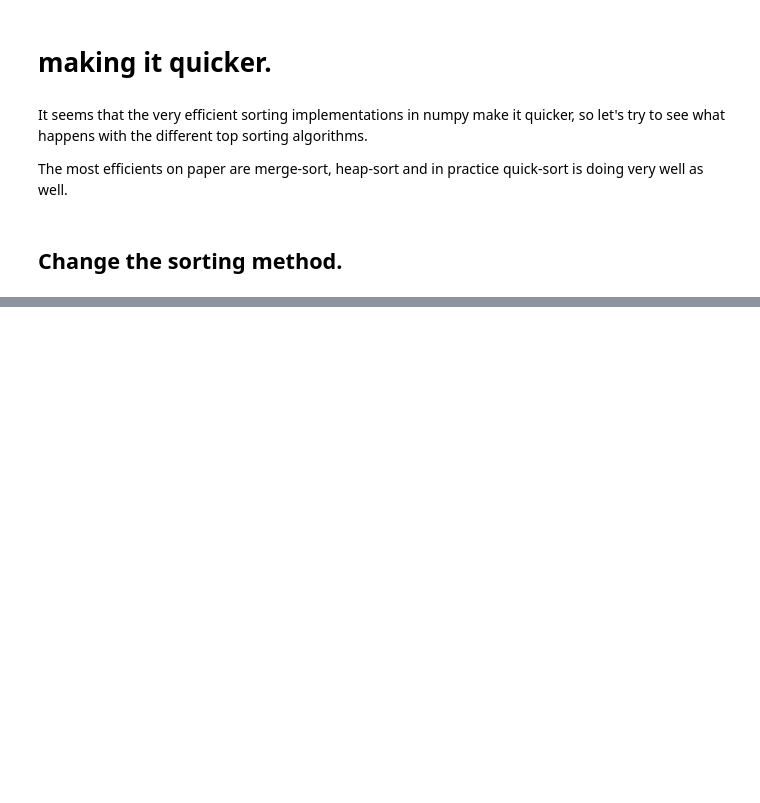
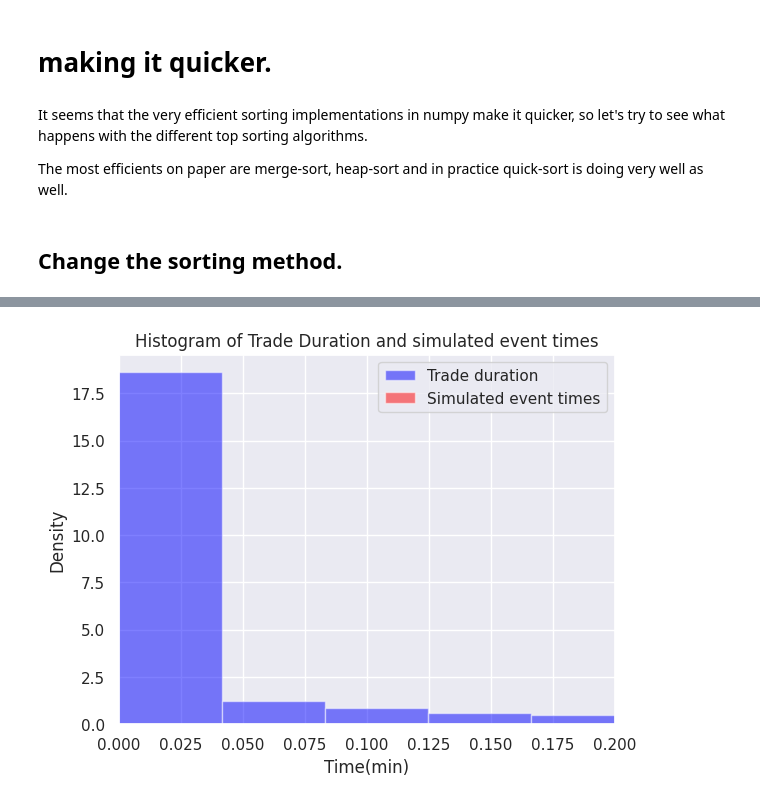
Before and after one commit to adriens63/labs, a Jupyter notebook: DHF-LAB3-ELJEILANY-SERVIERE.ipynb, the cells around one changed output, grey strips where cells are left out. Cells and saved outputs as stored; diff of their text form; code cells hidden in the pictures; blank space fills up the shorter version.

```diff
--- a/DHF-LAB3-ELJEILANY-SERVIERE.ipynb
+++ b/DHF-LAB3-ELJEILANY-SERVIERE.ipynb
@@ -212,0 +178,5 @@ df_t.head()
+# %%
+### Convert timestams into pd.datetime
+for _, df in data_dict.items():
+    df['ts'] = pd.to_datetime(df["ts"])
+    df['trades'] = (df['price'].diff() != 0)
@@ -212,0 +253,14 @@ df_t.head()
+# %%
+trade_durations = pd.concat([(df['ts'].diff().dropna() / pd.Timedelta(minutes=1)) for df in data_dict.values()])
+# %%
+
+plt.hist(trade_durations, bins=200, density=True, alpha=0.5, color='blue')
+plt.hist(event_times, bins=200, density=True, alpha=0.5, color='red')
+plt.legend(["Trade duration",'Simulated event times'])
+plt.xlabel('Time(min)')
+plt.ylabel('Density')
+plt.xlim((0,0.2))
+plt.title('Histogram of Trade Duration and simulated event times')
+plt.show()
+# %% [output]
+[figure, added]
```
Also changed, not shown: parts of 31 cells of this notebook, 6 other files.
